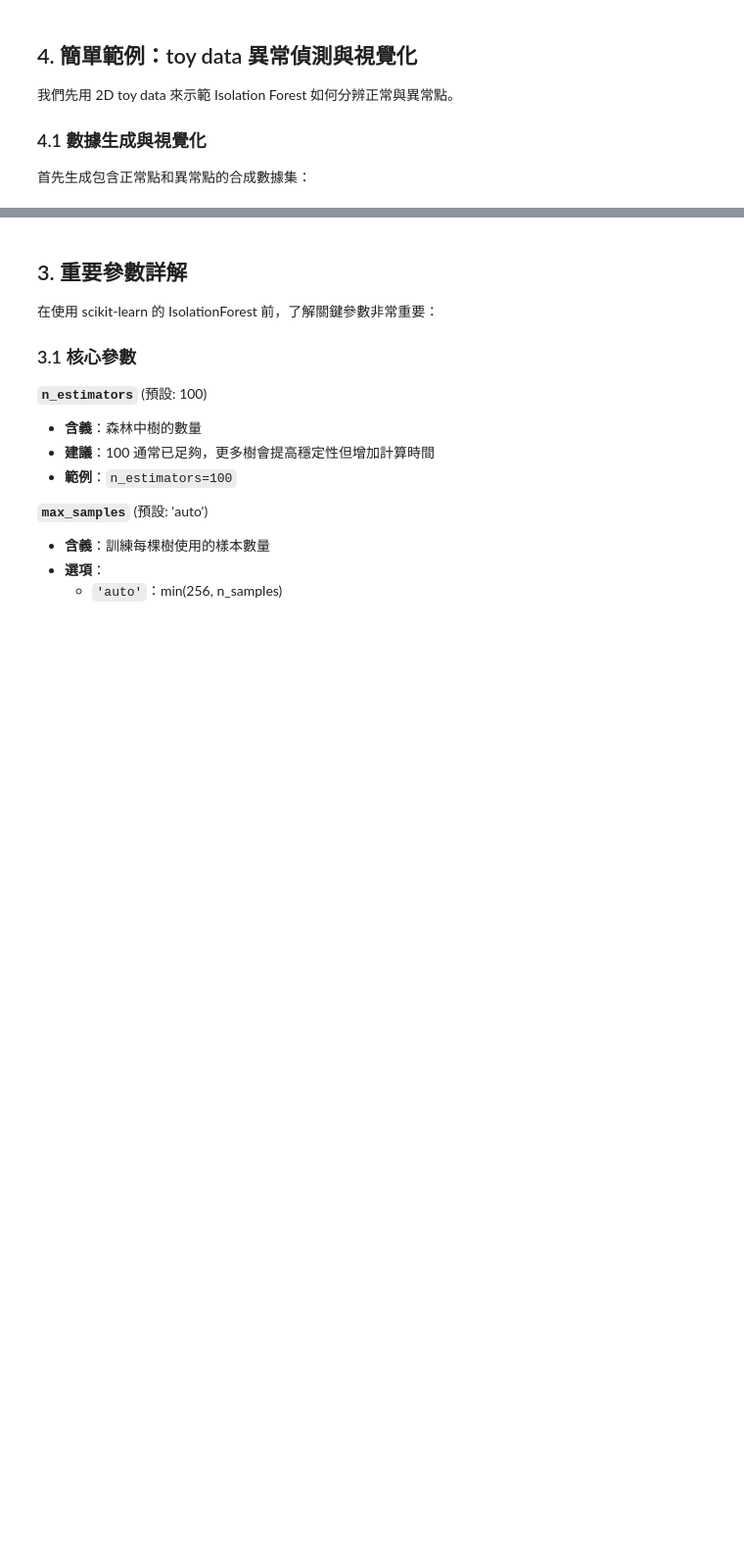
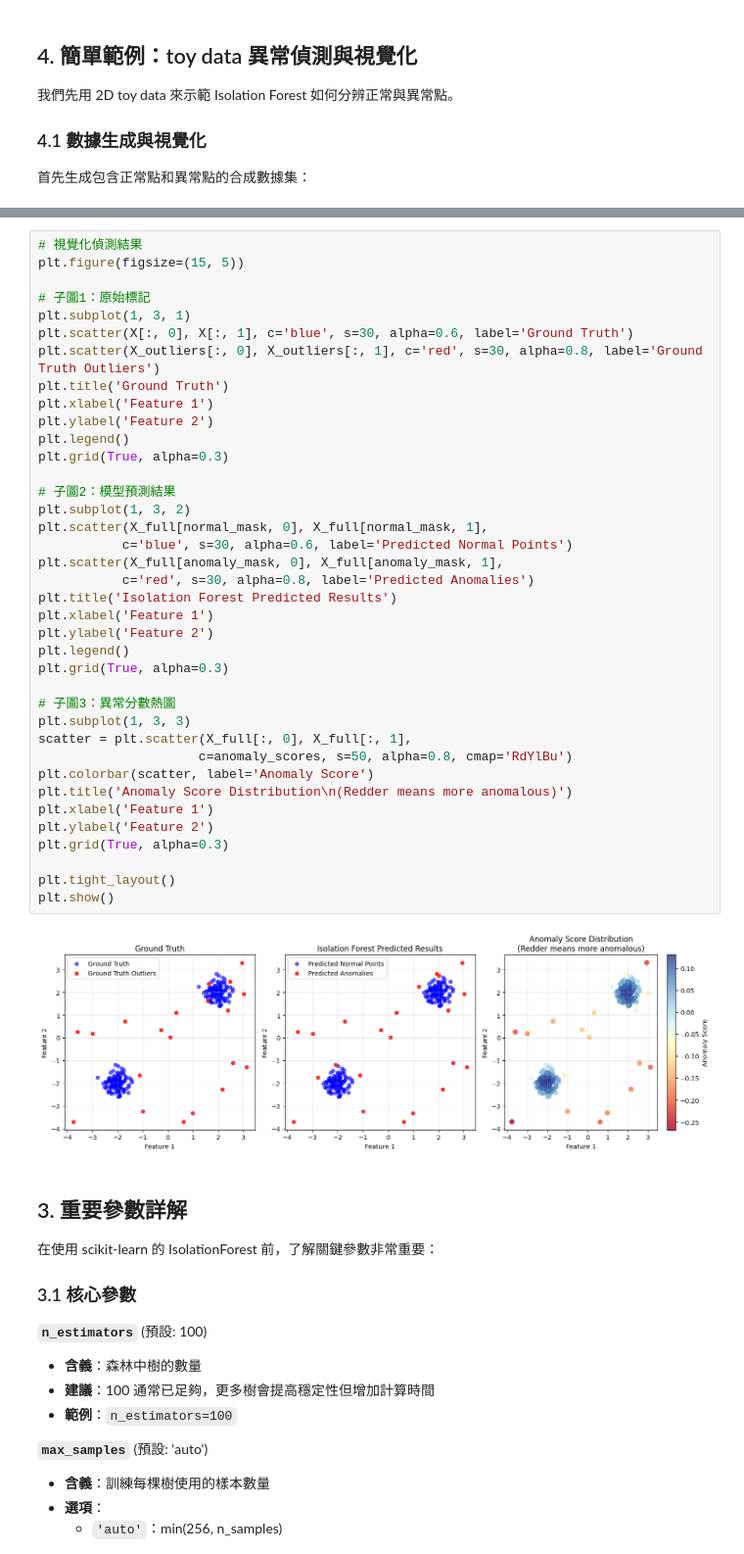
Before and after one commit to jonascheng/anomalyebook, a Jupyter notebook: 05_iforest-fraud-detection.ipynb, the cells around one changed output, grey strips where cells are left out. Shown at 98% size. Saved outputs shown, nothing was run; the diff lists cells and outputs as text; blank space fills up the shorter version.

```diff
--- a/05_iforest-fraud-detection.ipynb
+++ b/05_iforest-fraud-detection.ipynb
@@ -223,3 +283,43 @@ plt.show()
+# %%
+# 視覺化偵測結果
+plt.figure(figsize=(15, 5))
+
+# 子圖1：原始標記
+plt.subplot(1, 3, 1)
+plt.scatter(X[:, 0], X[:, 1], c='blue', s=30, alpha=0.6, label='Ground Truth')
+plt.scatter(X_outliers[:, 0], X_outliers[:, 1], c='red', s=30, alpha=0.8, label='Ground Truth Outliers')
+plt.title('Ground Truth')
+plt.xlabel('Feature 1')
+plt.ylabel('Feature 2')
+plt.legend()
+plt.grid(True, alpha=0.3)
+
+# 子圖2：模型預測結果
+plt.subplot(1, 3, 2)
+plt.scatter(X_full[normal_mask, 0], X_full[normal_mask, 1],
+           c='blue', s=30, alpha=0.6, label='Predicted Normal Points')
+plt.scatter(X_full[anomaly_mask, 0], X_full[anomaly_mask, 1],
+           c='red', s=30, alpha=0.8, label='Predicted Anomalies')
+plt.title('Isolation Forest Predicted Results')
+plt.xlabel('Feature 1')
+plt.ylabel('Feature 2')
+plt.legend()
+plt.grid(True, alpha=0.3)
+
+# 子圖3：異常分數熱圖
+plt.subplot(1, 3, 3)
+scatter = plt.scatter(X_full[:, 0], X_full[:, 1],
+                     c=anomaly_scores, s=50, alpha=0.8, cmap='RdYlBu')
+plt.colorbar(scatter, label='Anomaly Score')
+plt.title('Anomaly Score Distribution\n(Redder means more anomalous)')
+plt.xlabel('Feature 1')
+plt.ylabel('Feature 2')
+plt.grid(True, alpha=0.3)
+
+plt.tight_layout()
+plt.show()
+# %% [output]
+[figure, added]
 # %% [markdown]
 ## 3. 重要參數詳解
 
```
Also changed, not shown: parts of 8 cells of this notebook.
